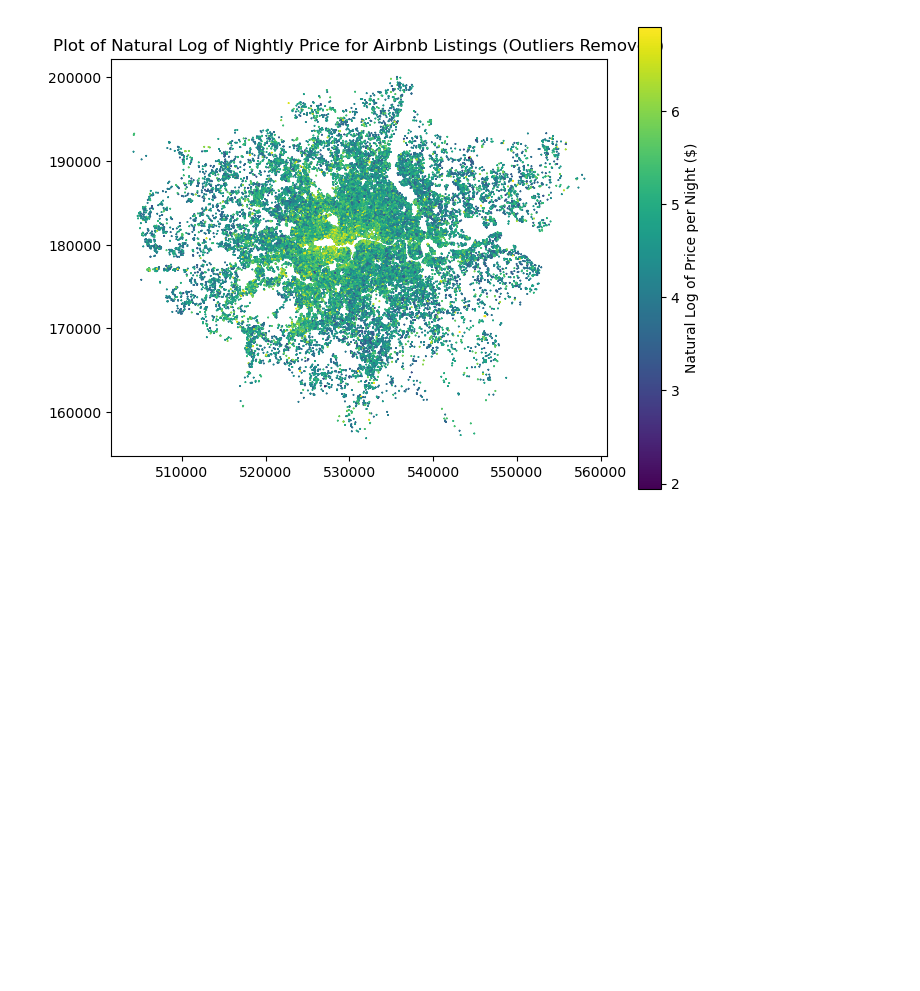
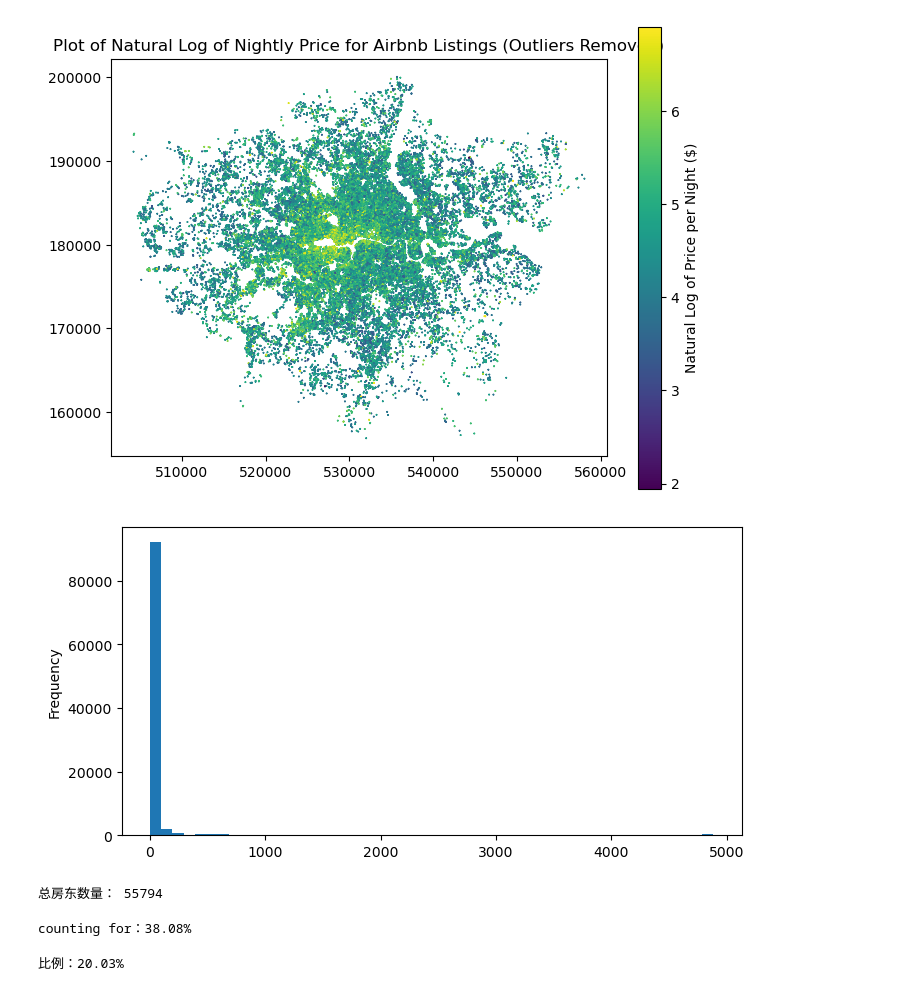
Before and after one commit to yjzhou217/The-Universe-s-Premier-F, a Jupyter notebook: code-draft.ipynb, the cells around one changed output. Cells and saved outputs as stored; diff of their text form; code cells hidden in the pictures; blank space fills up the shorter version.

```diff
--- a/code-draft.ipynb
+++ b/code-draft.ipynb
@@ -464,3 +468,13 @@ ax = gdf[(gdf.lnprice > 0) & (gdf.lnprice < np.log(1000))].plot(figsize=(8,6), m
 ax.set_title("Plot of Natural Log of Nightly Price for Airbnb Listings (Outliers Removed)");
 # %% [output]
 [figure]
+# %%
+df.host_listings_count.plot.hist(bins=50, figsize=(8,4));
+# %% [output]
+[figure, added]
+# %%
+#找出所有房东数量
+total_hosts = gdf['host_id'].nunique()
+print("总房东数量：", total_hosts)
+# %% [output]
+总房东数量： 55794
@@ -466,0 +487,5 @@ ax.set_title("Plot of Natural Log of Nightly Price for Airbnb Listings (Outliers
+# %%
+len(filtered) / len(gdf)
+print(f"counting for：{len(filtered)/len(gdf):.2%}")
+# %% [output]
+counting for：38.08%
@@ -466,0 +498,6 @@ ax.set_title("Plot of Natural Log of Nightly Price for Airbnb Listings (Outliers
+# %%
+#计算专业房东占比
+ratio = len(target_hosts) / total_hosts
+print(f"比例：{ratio:.2%}")
+# %% [output]
+比例：20.03%
```
Also changed, not shown: parts of 35 cells of this notebook, 5 other files.
